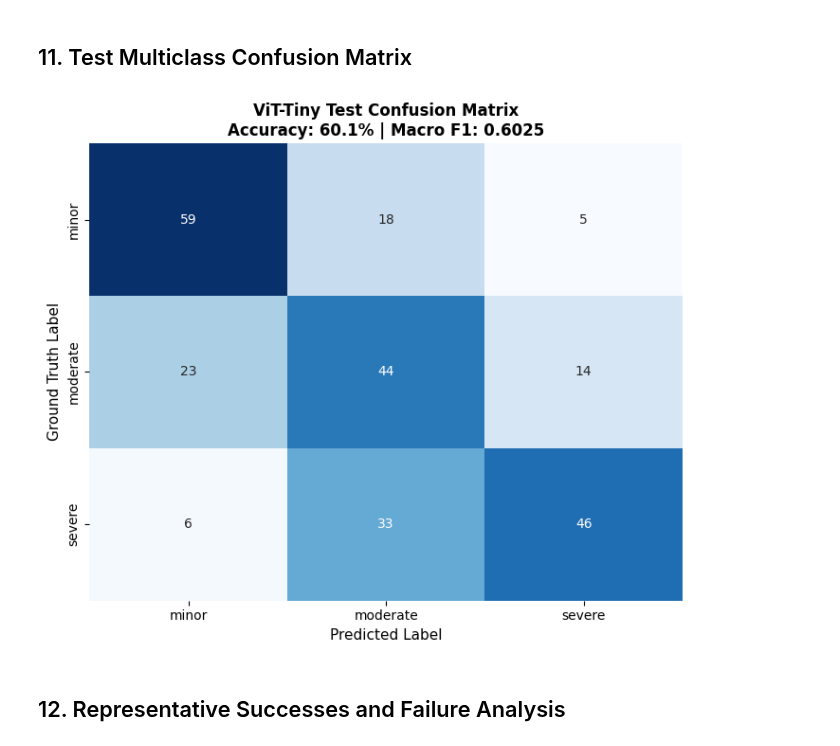
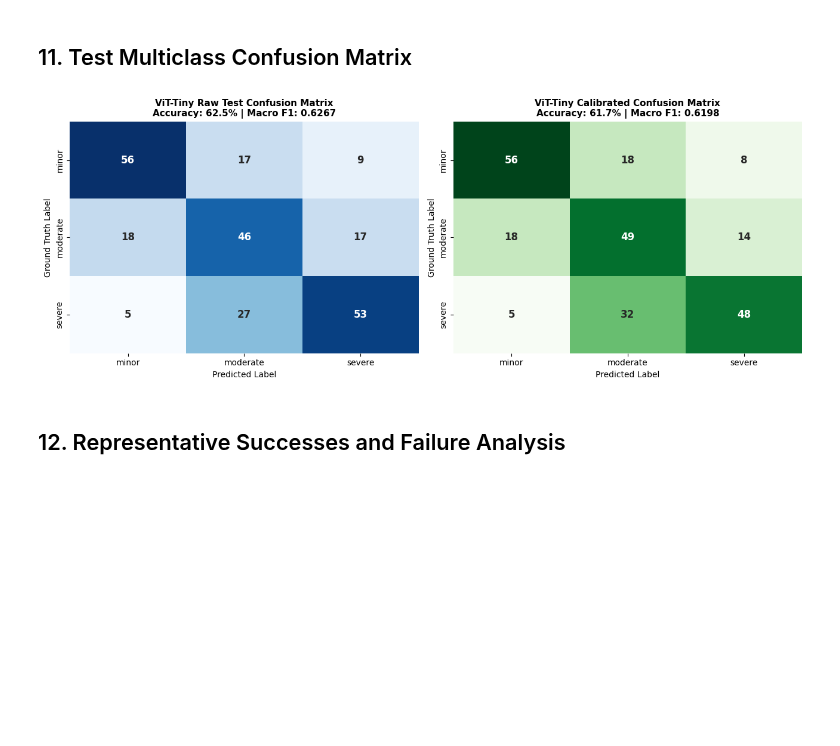
Before and after one commit to AmitavaDatta2004/NPN-Car-Insurance, a Jupyter notebook: notebooks/08_severity_vit_tiny_training.ipynb, the cells around one changed output. Cells and saved outputs as stored; diff of their text form; code cells hidden in the pictures; blank space fills up the shorter version.

```diff
--- a/notebooks/08_severity_vit_tiny_training.ipynb
+++ b/notebooks/08_severity_vit_tiny_training.ipynb
@@ -493,24 +690,41 @@ weighted avg       0.62      0.60      0.60       248
 # %% [markdown]
 ## 11. Test Multiclass Confusion Matrix
 # %%
-plt.figure(figsize=(7, 6))
+fig, (cax1, cax2) = plt.subplots(1, 2, figsize=(13, 5))
 sns.heatmap(
-    cm,
+    cm_raw,
     annot=True,
     fmt="d",
     cmap="Blues",
     xticklabels=SEVERITY_CLASSES,
     yticklabels=SEVERITY_CLASSES,
     cbar=False,
+    ax=cax1,
+    annot_kws={"size": 12, "weight": "bold"},
 )
-plt.title(f"ViT-Tiny Test Confusion Matrix\nAccuracy: {test_acc*100:.1f}% | Macro F1: {test_macro_f1:.4f}", fontsize=12, fontweight="bold")
-plt.xlabel("Predicted Label", fontsize=11)
-plt.ylabel("Ground Truth Label", fontsize=11)
+cax1.set_title(f"ViT-Tiny Raw Test Confusion Matrix\nAccuracy: {test_acc*100:.1f}% | Macro F1: {test_macro_f1:.4f}", fontsize=11, fontweight="bold")
+cax1.set_xlabel("Predicted Label", fontsize=10)
+cax1.set_ylabel("Ground Truth Label", fontsize=10)
+
+sns.heatmap(
+    cm_calib,
+    annot=True,
+    fmt="d",
+    cmap="Greens",
+    xticklabels=SEVERITY_CLASSES,
+    yticklabels=SEVERITY_CLASSES,
+    cbar=False,
+    ax=cax2,
+    annot_kws={"size": 12, "weight": "bold"},
+)
+cax2.set_title(f"ViT-Tiny Calibrated Confusion Matrix\nAccuracy: {calib_test_acc*100:.1f}% | Macro F1: {calib_test_macro_f1:.4f}", fontsize=11, fontweight="bold")
+cax2.set_xlabel("Predicted Label", fontsize=10)
+cax2.set_ylabel("Ground Truth Label", fontsize=10)
+
 plt.tight_layout()
-plt.savefig(save_dir / "vit_confusion_matrix.png", dpi=200)
 plt.show()
 # %% [output]
-[figure, old version]
+[figure, new version]
 # %% [markdown]
 ## 12. Representative Successes and Failure Analysis
 # %%
```
Also changed, not shown: parts of 29 cells of this notebook.
